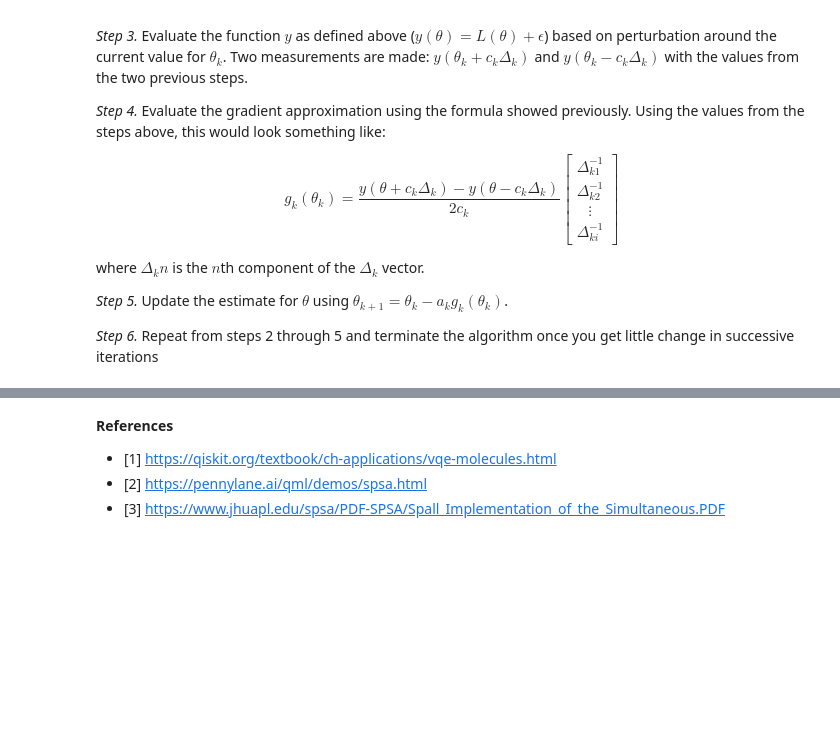
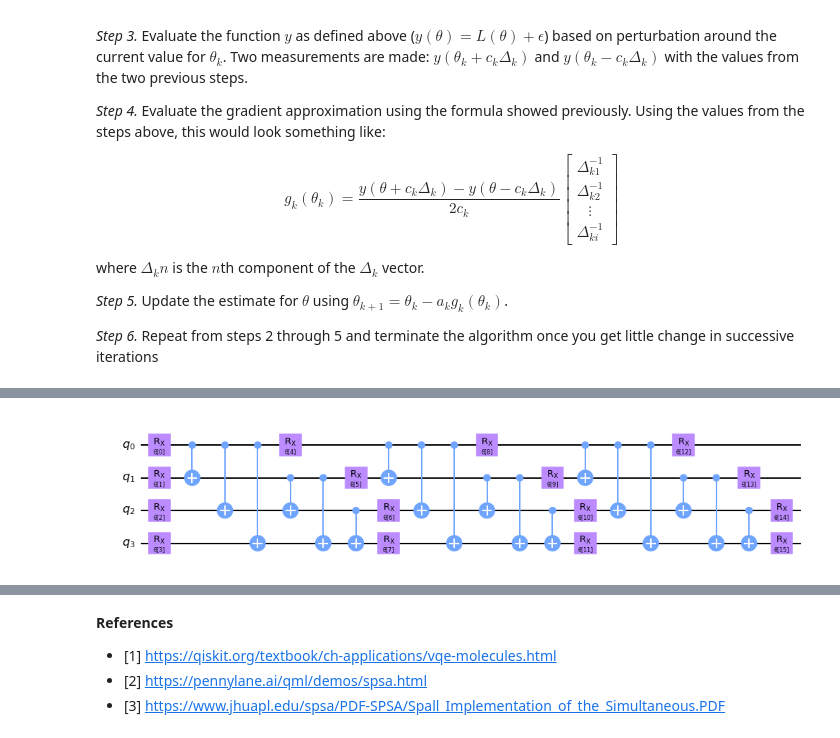
Before and after one commit to epelaaez/QuantumLibrary, a Jupyter notebook: algorithms/VQE.ipynb, the cells around one changed output, grey strips where cells are left out. Saved outputs shown, nothing was run; the diff lists cells and outputs as text; code cells hidden in the pictures; blank space fills up the shorter version.

```diff
--- a/algorithms/VQE.ipynb
+++ b/algorithms/VQE.ipynb
@@ -96,0 +153,5 @@ _Step 6._ Repeat from steps 2 through 5 and terminate the algorithm once you get
+# %%
+var_form = TwoLocal(4, 'rx', 'cx', 'full')
+draw(var_form)
+# %% [output]
+[figure, added]
```
Also changed, not shown: parts of 11 cells of this notebook.
